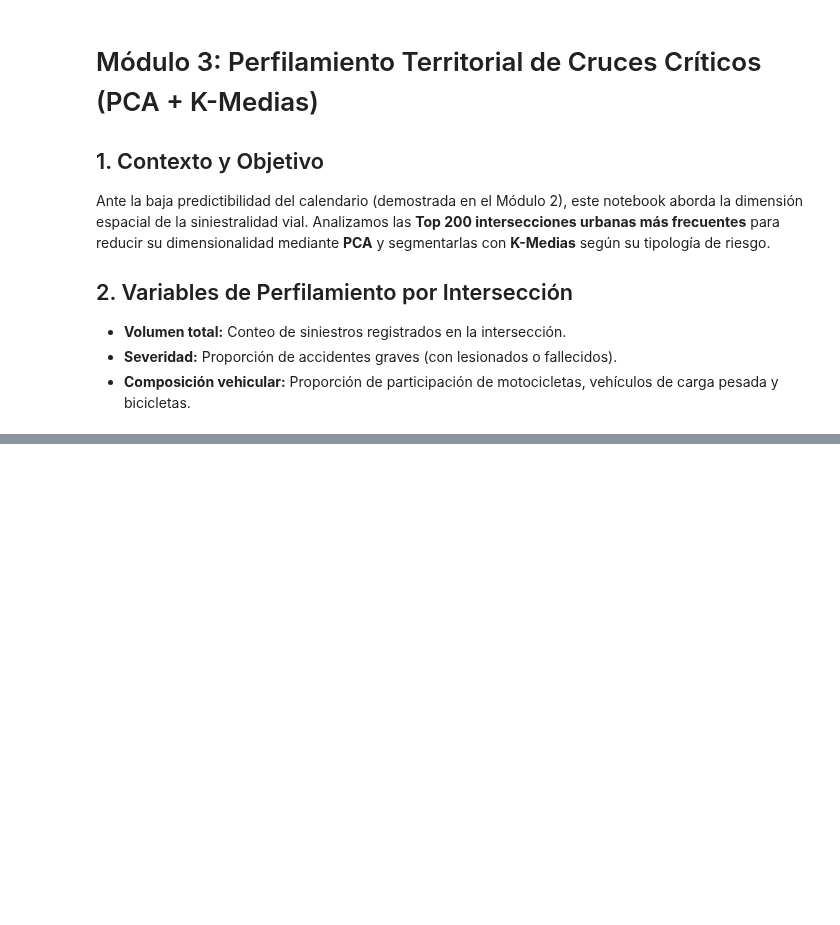
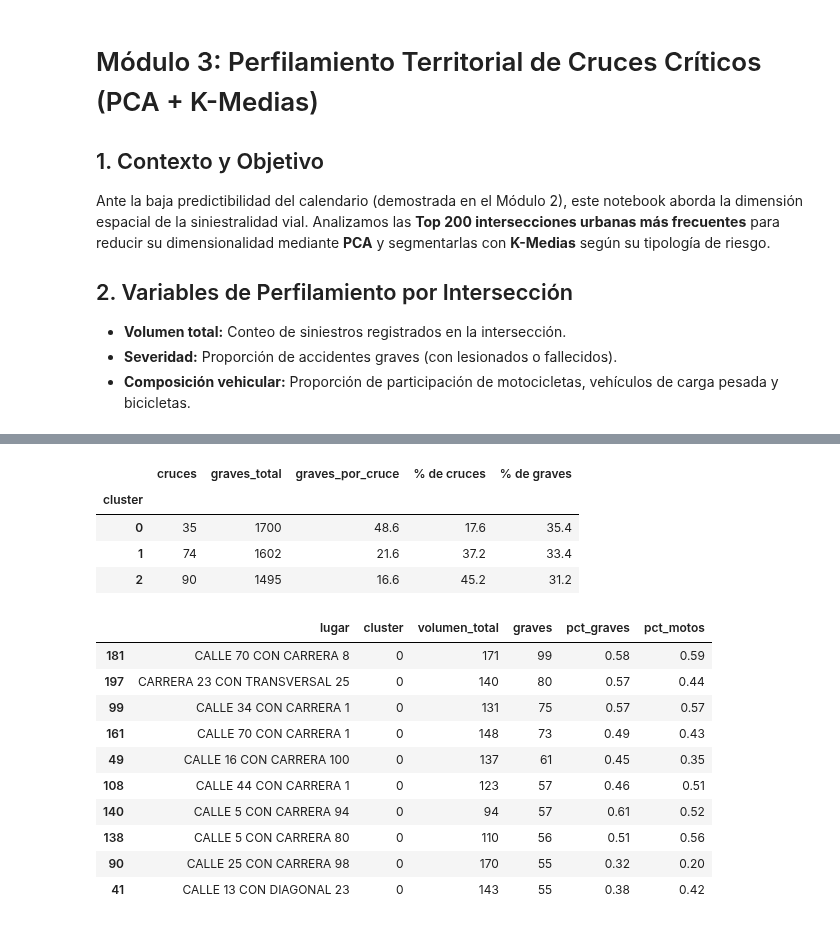
Before and after one commit to Davjos1881/proyecto_ia, a Jupyter notebook: modelos/perfilamiento_territorial.ipynb, the cells around one changed output, grey strips where cells are left out. Drawn from its saved outputs; the diff is of its cells as text; code cells hidden in the pictures; blank space fills up the shorter version.

```diff
--- a/modelos/perfilamiento_territorial.ipynb
+++ b/modelos/perfilamiento_territorial.ipynb
@@ -169,0 +177,29 @@ display(resumen_clusters)
+# %%
+perfil_cruces['graves'] = (perfil_cruces['volumen_total'] * perfil_cruces['pct_graves']).round().astype(int)
+
+g = perfil_cruces.groupby('cluster').agg(cruces=('lugar', 'size'),
+                                         graves_total=('graves', 'sum'),
+                                         graves_por_cruce=('graves', 'mean'))
+g['% de cruces'] = (g['cruces'] / g['cruces'].sum() * 100).round(1)
+g['% de graves'] = (g['graves_total'] / g['graves_total'].sum() * 100).round(1)
+display(g.round(1))
+
+display(perfil_cruces.sort_values('graves', ascending=False)
+        [['lugar', 'cluster', 'volumen_total', 'graves', 'pct_graves', 'pct_motos']].head(10).round(2))
+# %% [output]
+|  | cruces | graves_total | graves_por_cruce | % de cruces | % de graves |
+| cluster |  |  |  |  |  |
+| 0 | 35 | 1700 | 48.6 | 17.6 | 35.4 |
+| 1 | 74 | 1602 | 21.6 | 37.2 | 33.4 |
+| 2 | 90 | 1495 | 16.6 | 45.2 | 31.2 |
+|  | lugar | cluster | volumen_total | graves | pct_graves | pct_motos |
+| 181 | CALLE 70 CON CARRERA 8 | 0 | 171 | 99 | 0.58 | 0.59 |
+| 197 | CARRERA 23 CON TRANSVERSAL 25 | 0 | 140 | 80 | 0.57 | 0.44 |
+| 99 | CALLE 34 CON CARRERA 1 | 0 | 131 | 75 | 0.57 | 0.57 |
+| 161 | CALLE 70 CON CARRERA 1 | 0 | 148 | 73 | 0.49 | 0.43 |
+| 49 | CALLE 16 CON CARRERA 100 | 0 | 137 | 61 | 0.45 | 0.35 |
+| 108 | CALLE 44 CON CARRERA 1 | 0 | 123 | 57 | 0.46 | 0.51 |
+| 140 | CALLE 5 CON CARRERA 94 | 0 | 94 | 57 | 0.61 | 0.52 |
+| 138 | CALLE 5 CON CARRERA 80 | 0 | 110 | 56 | 0.51 | 0.56 |
+| 90 | CALLE 25 CON CARRERA 98 | 0 | 170 | 55 | 0.32 | 0.20 |
+| 41 | CALLE 13 CON DIAGONAL 23 | 0 | 143 | 55 | 0.38 | 0.42 |
```
Also changed, not shown: parts of 11 cells of this notebook, 1 other file.
